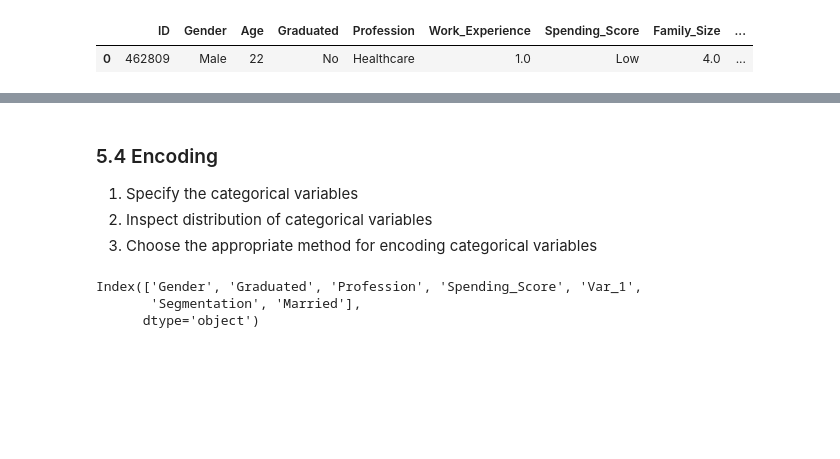
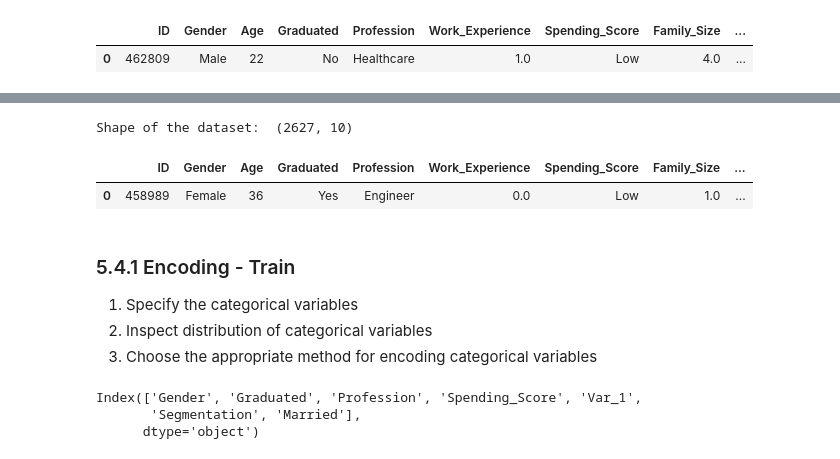
Before and after one commit to giannisbasa/Customer-Segmentation, a Jupyter notebook: 1. Coding/Customer_segmentation.ipynb, the cells around one changed output, grey strips where cells are left out. Saved outputs shown, nothing was run; the diff lists cells and outputs as text; code cells hidden in the pictures; blank space fills up the shorter version.

```diff
--- a/1. Coding/Customer_segmentation.ipynb
+++ b/1. Coding/Customer_segmentation.ipynb
@@ -720,5 +789,14 @@ Shape of the dataset:  (8068, 11)
+# %%
+# Keep specific columns
+test = test[['ID', 'Gender', 'Age', 'Graduated', 'Profession','Work_Experience', 'Spending_Score', 'Family_Size', 'Var_1', 'Married']]
+print('Shape of the dataset: ', test.shape)
+test.head(1)
+# %% [output]
+Shape of the dataset:  (2627, 10)
+|  | ID | Gender | Age | Graduated | Profession | Work_Experience | Spending_Score | Family_Size | ... |
+| 0 | 458989 | Female | 36 | Yes | Engineer | 0.0 | Low | 1.0 | ... |
 # %% [markdown]
-### 5.4 Encoding
+### 5.4.1 Encoding - Train
 1. Specify the categorical variables
 2. Inspect distribution of categorical variables
 3. Choose the appropriate method for encoding categorical variables
```
Also changed, not shown: parts of 26 cells of this notebook.
